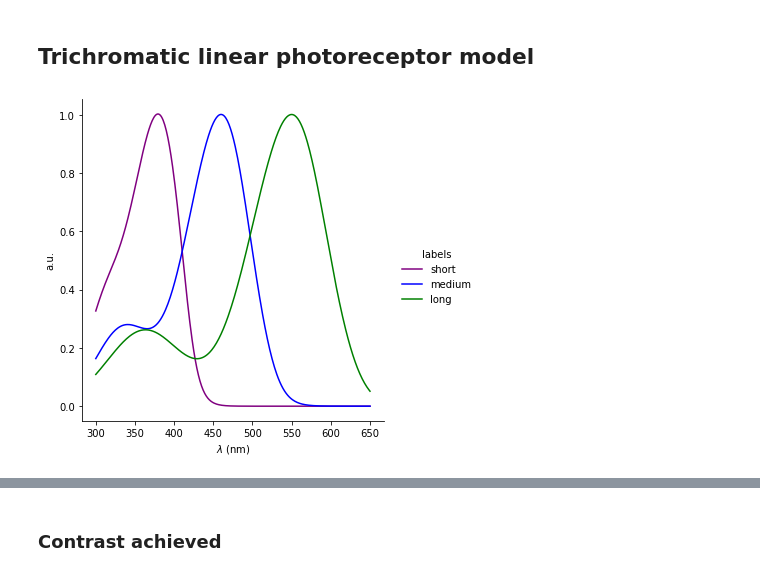
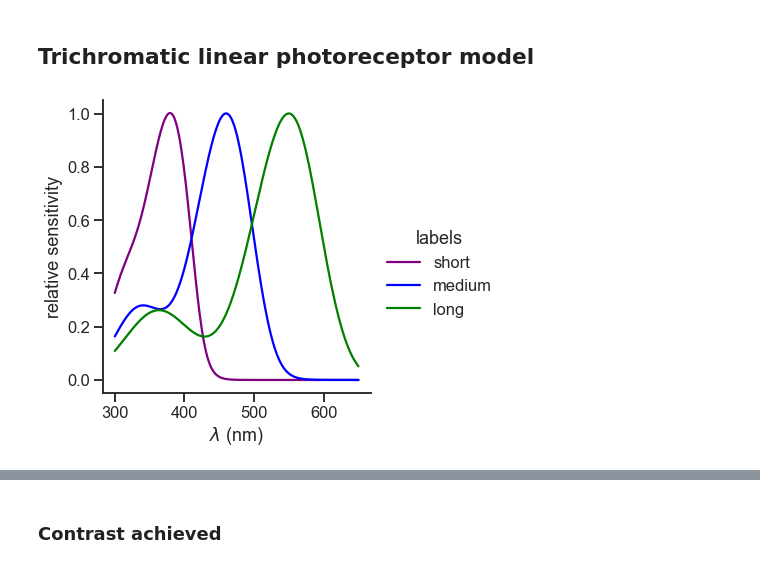
Before and after one commit to neuralsignal/dreye, a Jupyter notebook: tutorials/silent_substitution.ipynb, the cells around one changed output, grey strips where cells are left out. Drawn from its saved outputs; the diff is of its cells as text; code cells hidden in the pictures.

```diff
--- a/tutorials/silent_substitution.ipynb
+++ b/tutorials/silent_substitution.ipynb
@@ -6,6 +6,11 @@ import seaborn as sns
 import matplotlib.pyplot as plt
 # %% [markdown]
 ## Get dummy LED measurements and a photoreceptor model
+# %%
+sns.set_theme(
+    style='ticks',
+    context='talk',
+)
 # %%
 wls = np.arange(300, 651)
 # %%
@@ -48,19 +56,21 @@ measured_spectra.intensity_bounds
 ## Trichromatic linear photoreceptor model
 # %%
 cmap = {'short': 'purple', 'medium': 'blue', 'long': 'green'}
-
+peaks = np.array([380, 460, 550])
 sensitivity = dreye.Sensitivity(
-    np.array([380, 460, 550]),
+    peaks,
     wls,
     from_template=True,
     labels=list(cmap),
     name='opsins'
 )
 sensitivity.plot(palette=cmap)
 
 photoreceptor_model = dreye.LinearPhotoreceptor(sensitivity)
+plt.ylabel('relative sensitivity')
+plt.savefig('selected_animal.pdf')
 # %% [output]
-[figure, old version]
+[figure, new version]
 # %%
 model = dreye.BestSubstitutionFit(
     photoreceptor_model=photoreceptor_model,
```
Also changed, not shown: parts of 7 cells of this notebook, 23 other files.
